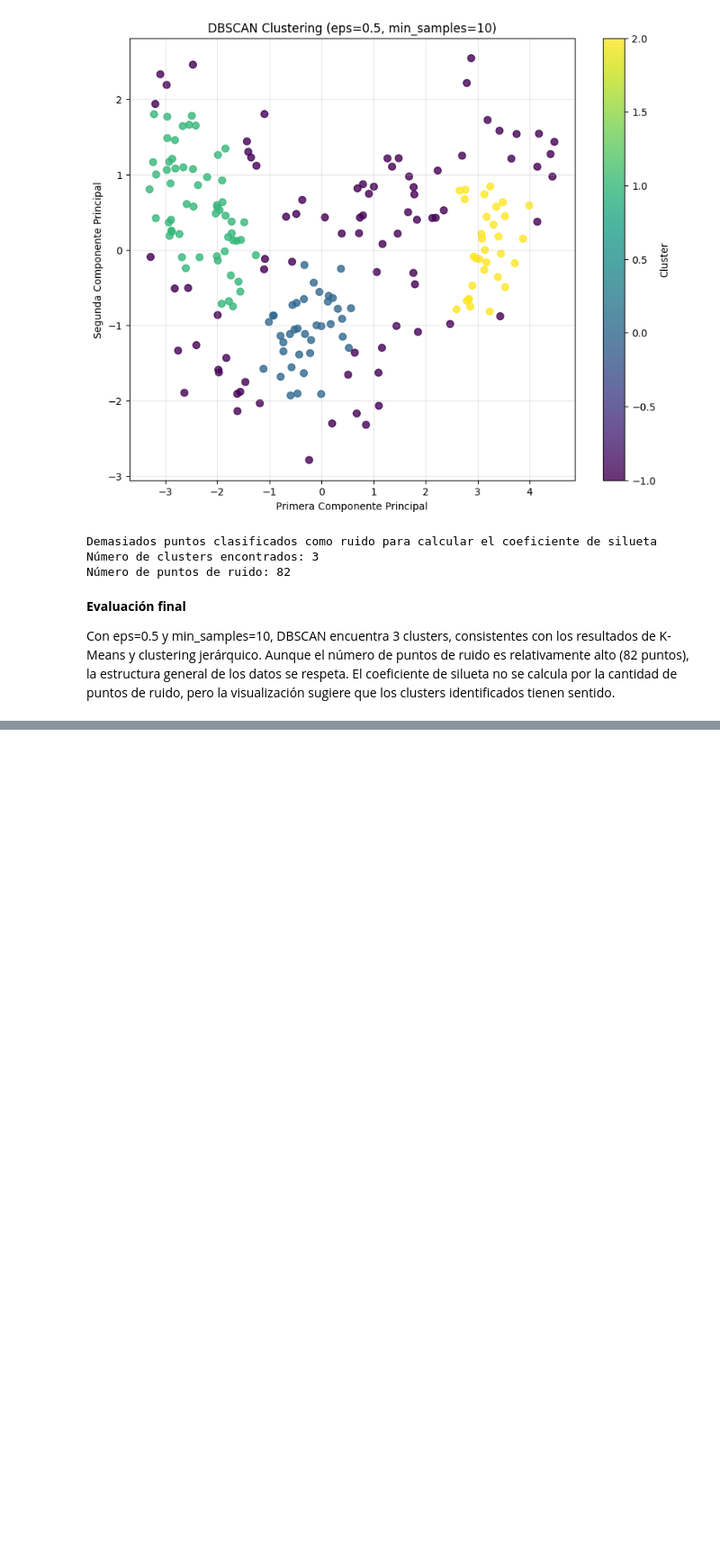
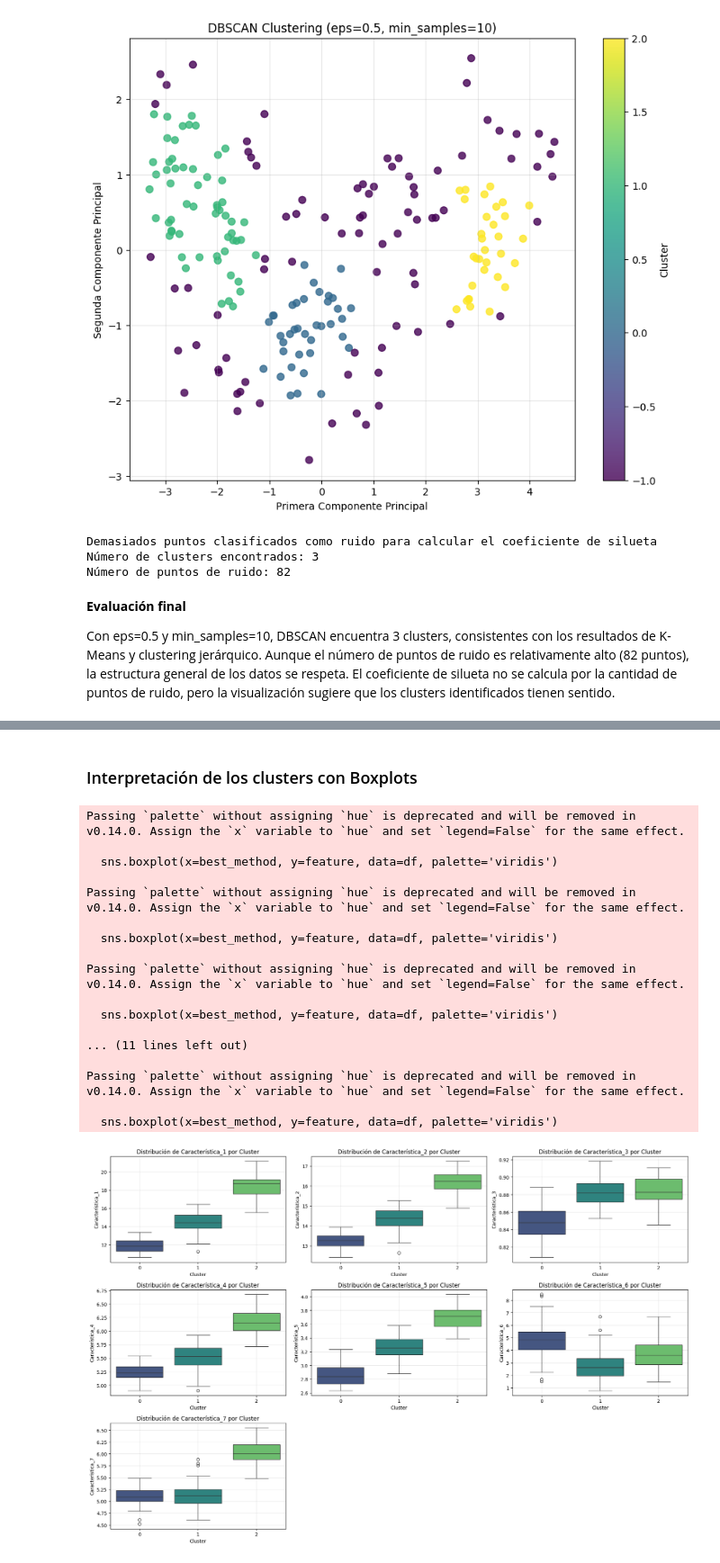
Before and after one commit to arutrosotillo/Aprendizaje-Autom-tico-2, a Jupyter notebook: notebook.ipynb, the cells around one changed output, grey strips where cells are left out. Shown at 90% size. Drawn from its saved outputs; the diff is of its cells as text; code cells hidden in the pictures; blank space fills up the shorter version.

```diff
--- a/notebook.ipynb
+++ b/notebook.ipynb
@@ -516,0 +609,45 @@ El coeficiente de silueta no se calcula por la cantidad de puntos de ruido, pero
+# %% [markdown]
+### Interpretación de los clusters con Boxplots
+# %%
+# Creamos un DataFrame con los datos originales
+df = pd.DataFrame(X, columns=[f'Característica_{i+1}' for i in range(X.shape[1])])
+
+# Añadimos las etiquetas de cluster
+df['KMeans_Cluster'] = kmeans.labels_
+df['Hierarchical_Cluster'] = hierarchical_labels
+df['DBSCAN_Cluster'] = dbscan_labels
+# %%
+import seaborn as sns
+# Seleccionamos el mejor método
+best_method = 'KMeans_Cluster'
+
+plt.figure(figsize=(18, 12))
+for i, feature in enumerate(df.columns[:X.shape[1]]):
+    plt.subplot(3, 3, i+1)
+    sns.boxplot(x=best_method, y=feature, data=df, palette='viridis')
+    plt.title(f'Distribución de {feature} por Cluster')
+    plt.xlabel('Cluster')
+    plt.ylabel(feature)
+    plt.grid(True, alpha=0.3)
+
+plt.tight_layout()
+plt.show()
+# %% [output]
+Passing `palette` without assigning `hue` is deprecated and will be removed in v0.14.0. Assign the `x` variable to `hue` and set `legend=False` for the same effect.
+
+  sns.boxplot(x=best_method, y=feature, data=df, palette='viridis')
+
+Passing `palette` without assigning `hue` is deprecated and will be removed in v0.14.0. Assign the `x` variable to `hue` and set `legend=False` for the same effect.
+
+  sns.boxplot(x=best_method, y=feature, data=df, palette='viridis')
+
+Passing `palette` without assigning `hue` is deprecated and will be removed in v0.14.0. Assign the `x` variable to `hue` and set `legend=False` for the same effect.
+
+  sns.boxplot(x=best_method, y=feature, data=df, palette='viridis')
+
+... (11 lines left out)
+
+Passing `palette` without assigning `hue` is deprecated and will be removed in v0.14.0. Assign the `x` variable to `hue` and set `legend=False` for the same effect.
+
+  sns.boxplot(x=best_method, y=feature, data=df, palette='viridis')
+[figure, added]
```
Also changed, not shown: parts of 13 cells of this notebook.
